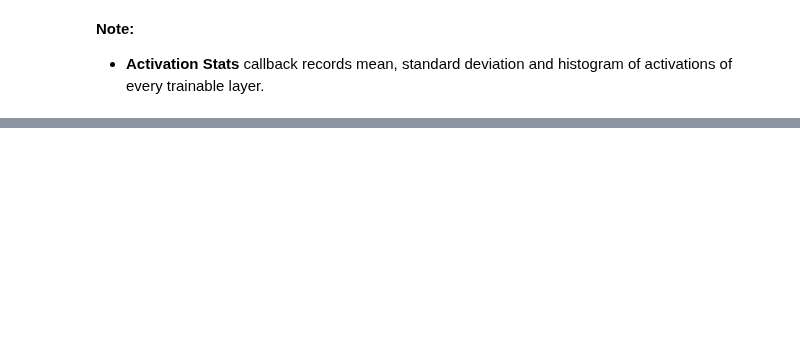
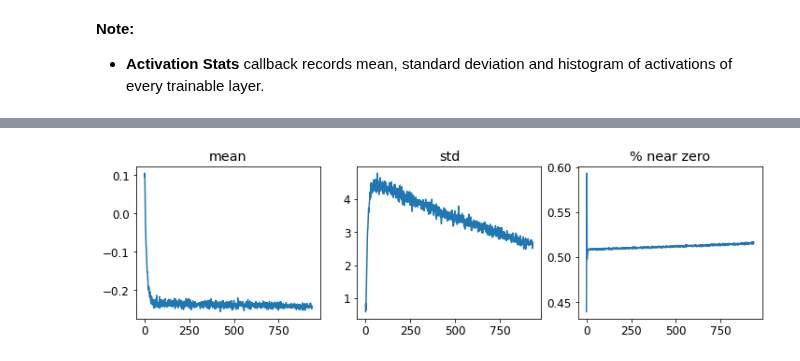
Before and after one commit to ThinamXx/Fastai, a Jupyter notebook: 12. Convolutional Neural Networks/CNN.ipynb, the cells around one changed output, grey strips where cells are left out. Saved outputs shown, nothing was run; the diff lists cells and outputs as text; code cells hidden in the pictures; blank space fills up the shorter version.

```diff
--- a/12. Convolutional Neural Networks/CNN.ipynb
+++ b/12. Convolutional Neural Networks/CNN.ipynb
@@ -315,0 +316,5 @@ learn = fit()                                                          # Impleme
+# %%
+#@ INSPECTING ACTIVATIONS: FIRST LAYER:
+learn.activation_stats.plot_layer_stats(0)
+# %% [output]
+[figure, added]
```
Also changed, not shown: parts of 12 cells of this notebook.
